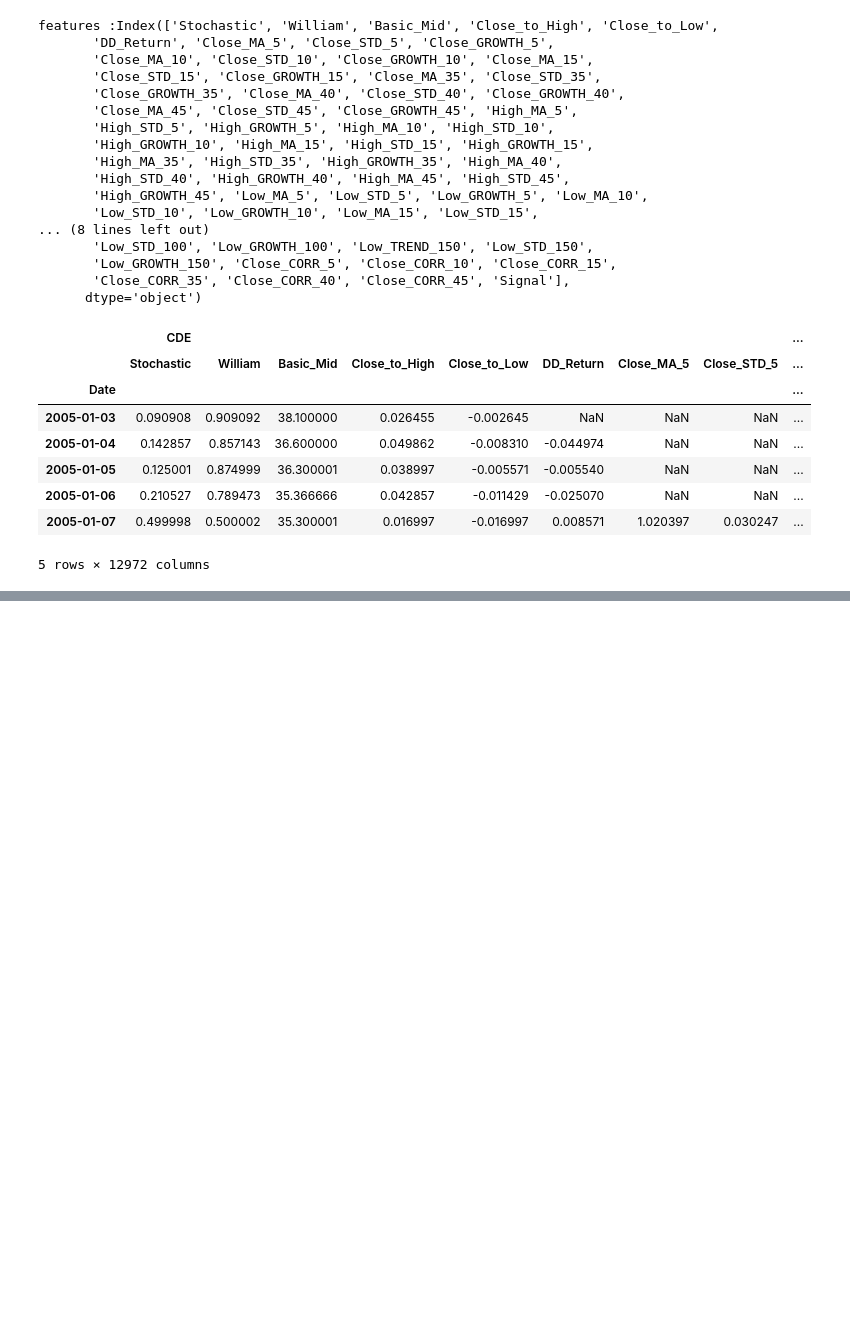
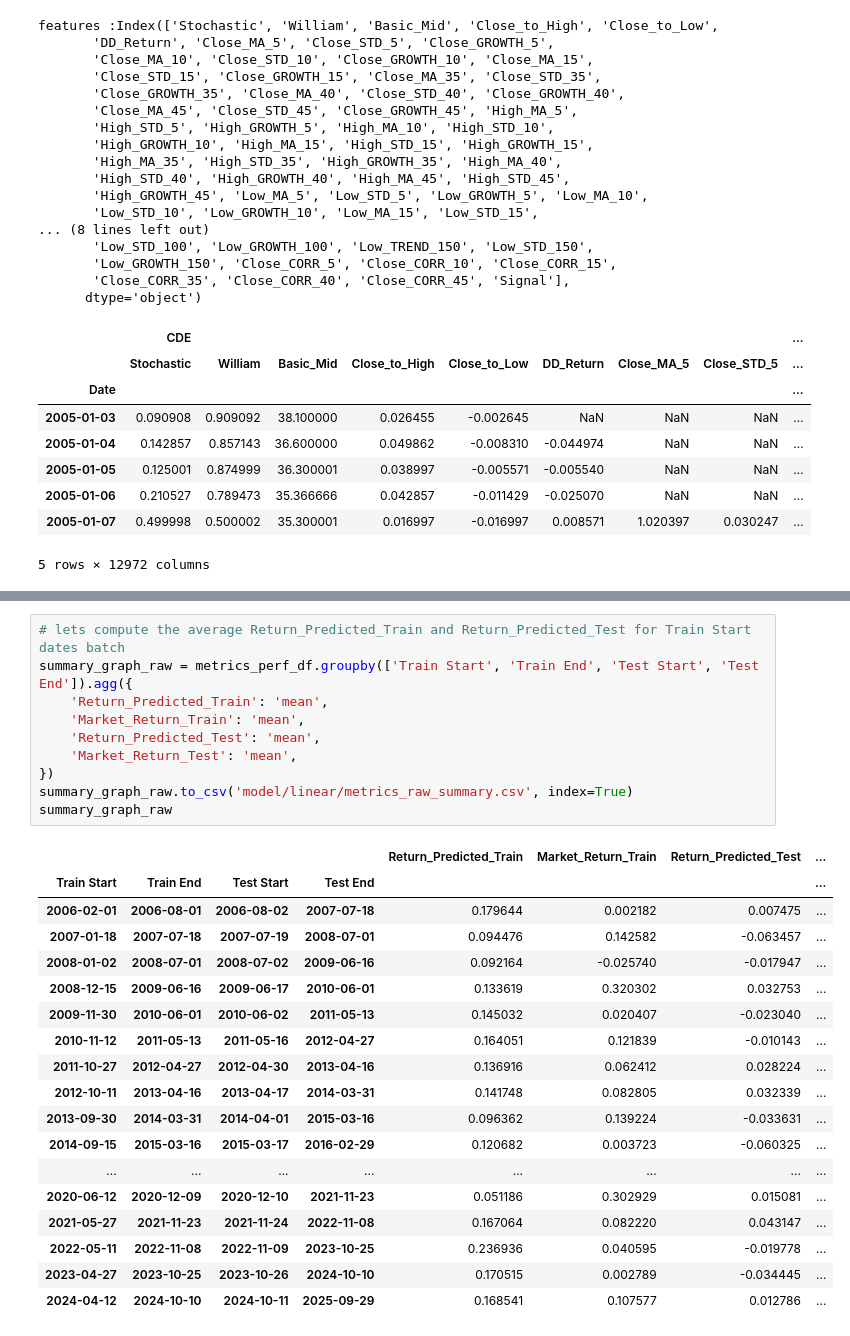
Before and after one commit to slang5/Sharp_Predict_V1, a Jupyter notebook: 2_linear_model.ipynb, the cells around one changed output, grey strips where cells are left out. Drawn from its saved outputs; the diff is of its cells as text; blank space fills up the shorter version.

```diff
--- a/2_linear_model.ipynb
+++ b/2_linear_model.ipynb
@@ -167,0 +177,29 @@ Ticker_per_Period = {}
+# %%
+# lets compute the average Return_Predicted_Train and Return_Predicted_Test for Train Start dates batch
+summary_graph_raw = metrics_perf_df.groupby(['Train Start', 'Train End', 'Test Start', 'Test End']).agg({
+    'Return_Predicted_Train': 'mean',
+    'Market_Return_Train': 'mean',
+    'Return_Predicted_Test': 'mean',
+    'Market_Return_Test': 'mean',
+})
+summary_graph_raw.to_csv('model/linear/metrics_raw_summary.csv', index=True)
+summary_graph_raw
+# %% [output]
+|  |  |  |  | Return_Predicted_Train | Market_Return_Train | Return_Predicted_Test | ... |
+| Train Start | Train End | Test Start | Test End |  |  |  | ... |
+| 2006-02-01 | 2006-08-01 | 2006-08-02 | 2007-07-18 | 0.179644 | 0.002182 | 0.007475 | ... |
+| 2007-01-18 | 2007-07-18 | 2007-07-19 | 2008-07-01 | 0.094476 | 0.142582 | -0.063457 | ... |
+| 2008-01-02 | 2008-07-01 | 2008-07-02 | 2009-06-16 | 0.092164 | -0.025740 | -0.017947 | ... |
+| 2008-12-15 | 2009-06-16 | 2009-06-17 | 2010-06-01 | 0.133619 | 0.320302 | 0.032753 | ... |
+| 2009-11-30 | 2010-06-01 | 2010-06-02 | 2011-05-13 | 0.145032 | 0.020407 | -0.023040 | ... |
+| 2010-11-12 | 2011-05-13 | 2011-05-16 | 2012-04-27 | 0.164051 | 0.121839 | -0.010143 | ... |
+| 2011-10-27 | 2012-04-27 | 2012-04-30 | 2013-04-16 | 0.136916 | 0.062412 | 0.028224 | ... |
+| 2012-10-11 | 2013-04-16 | 2013-04-17 | 2014-03-31 | 0.141748 | 0.082805 | 0.032339 | ... |
+| 2013-09-30 | 2014-03-31 | 2014-04-01 | 2015-03-16 | 0.096362 | 0.139224 | -0.033631 | ... |
+| 2014-09-15 | 2015-03-16 | 2015-03-17 | 2016-02-29 | 0.120682 | 0.003723 | -0.060325 | ... |
+| ... | ... | ... | ... | ... | ... | ... | ... |
+| 2020-06-12 | 2020-12-09 | 2020-12-10 | 2021-11-23 | 0.051186 | 0.302929 | 0.015081 | ... |
+| 2021-05-27 | 2021-11-23 | 2021-11-24 | 2022-11-08 | 0.167064 | 0.082220 | 0.043147 | ... |
+| 2022-05-11 | 2022-11-08 | 2022-11-09 | 2023-10-25 | 0.236936 | 0.040595 | -0.019778 | ... |
+| 2023-04-27 | 2023-10-25 | 2023-10-26 | 2024-10-10 | 0.170515 | 0.002789 | -0.034445 | ... |
+| 2024-04-12 | 2024-10-10 | 2024-10-11 | 2025-09-29 | 0.168541 | 0.107577 | 0.012786 | ... |
```
Also changed, not shown: parts of 18 cells of this notebook, 4 other files.
